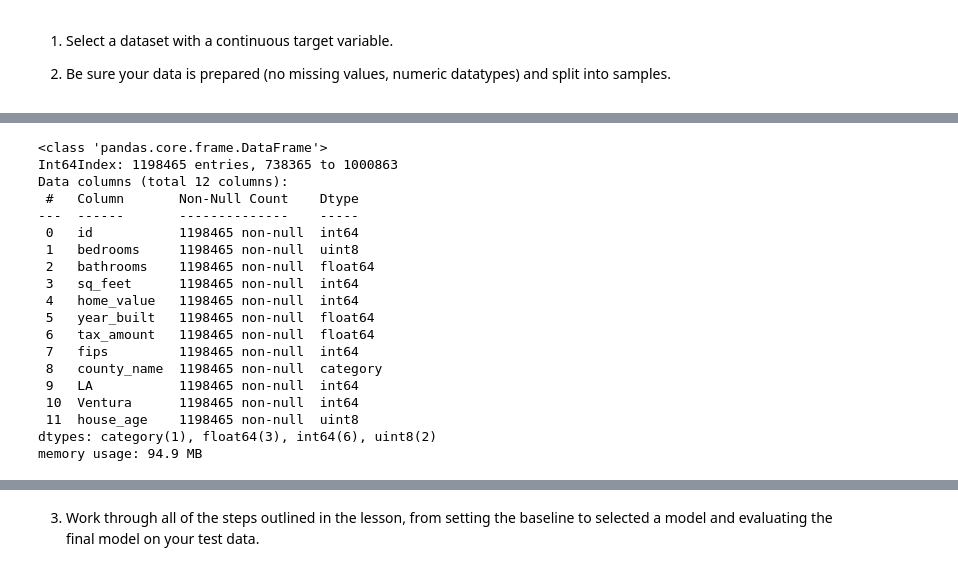
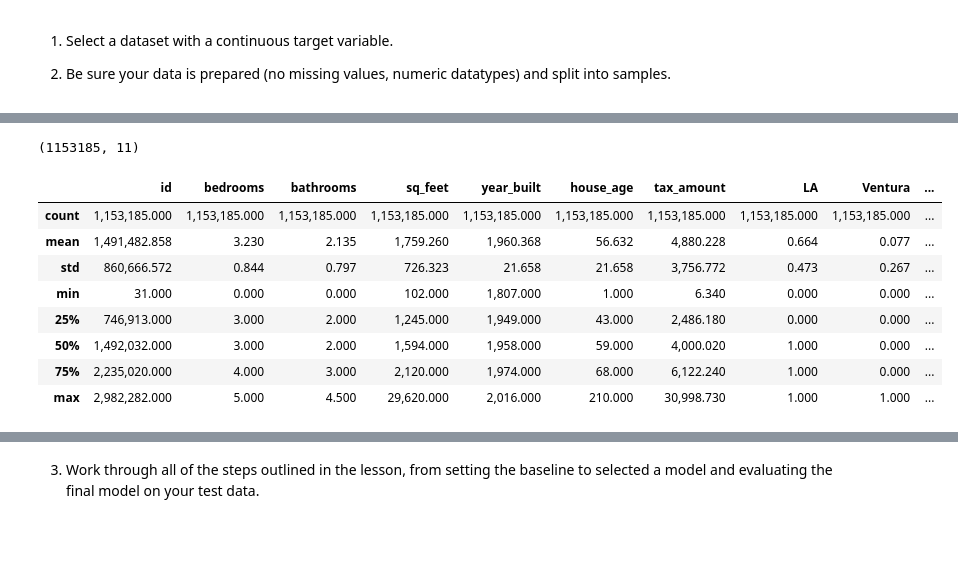
Before and after one commit to nadia-paz/regression-exercises, a Jupyter notebook: modeling.ipynb, the cells around one changed output, grey strips where cells are left out. Cells and saved outputs as stored; diff of their text form; code cells hidden in the pictures; blank space fills up the shorter version.

```diff
--- a/modeling.ipynb
+++ b/modeling.ipynb
@@ -43,22 +39,0 @@ dtype: int64
-# %%
-train.info()
-# %% [output]
-<class 'pandas.core.frame.DataFrame'>
-Int64Index: 1198465 entries, 738365 to 1000863
-Data columns (total 12 columns):
- #   Column       Non-Null Count    Dtype
----  ------       --------------    -----
- 0   id           1198465 non-null  int64
- 1   bedrooms     1198465 non-null  uint8
- 2   bathrooms    1198465 non-null  float64
- 3   sq_feet      1198465 non-null  int64
- 4   home_value   1198465 non-null  int64
- 5   year_built   1198465 non-null  float64
- 6   tax_amount   1198465 non-null  float64
- 7   fips         1198465 non-null  int64
- 8   county_name  1198465 non-null  category
- 9   LA           1198465 non-null  int64
- 10  Ventura      1198465 non-null  int64
- 11  house_age    1198465 non-null  uint8
-dtypes: category(1), float64(3), int64(6), uint8(2)
-memory usage: 94.9 MB
@@ -64,0 +44,16 @@ memory usage: 94.9 MB
+# %%
+train.shape
+# %% [output]
+(1153185, 11)
+# %%
+train.describe()
+# %% [output]
+|  | id | bedrooms | bathrooms | sq_feet | year_built | house_age | tax_amount | LA | Ventura | ... |
+| count | 1,153,185.000 | 1,153,185.000 | 1,153,185.000 | 1,153,185.000 | 1,153,185.000 | 1,153,185.000 | 1,153,185.000 | 1,153,185.000 | 1,153,185.000 | ... |
+| mean | 1,491,482.858 | 3.230 | 2.135 | 1,759.260 | 1,960.368 | 56.632 | 4,880.228 | 0.664 | 0.077 | ... |
+| std | 860,666.572 | 0.844 | 0.797 | 726.323 | 21.658 | 21.658 | 3,756.772 | 0.473 | 0.267 | ... |
+| min | 31.000 | 0.000 | 0.000 | 102.000 | 1,807.000 | 1.000 | 6.340 | 0.000 | 0.000 | ... |
+| 25% | 746,913.000 | 3.000 | 2.000 | 1,245.000 | 1,949.000 | 43.000 | 2,486.180 | 0.000 | 0.000 | ... |
+| 50% | 1,492,032.000 | 3.000 | 2.000 | 1,594.000 | 1,958.000 | 59.000 | 4,000.020 | 1.000 | 0.000 | ... |
+| 75% | 2,235,020.000 | 4.000 | 3.000 | 2,120.000 | 1,974.000 | 68.000 | 6,122.240 | 1.000 | 0.000 | ... |
+| max | 2,982,282.000 | 5.000 | 4.500 | 29,620.000 | 2,016.000 | 210.000 | 30,998.730 | 1.000 | 1.000 | ... |
```
Also changed, not shown: parts of 50 cells of this notebook.
